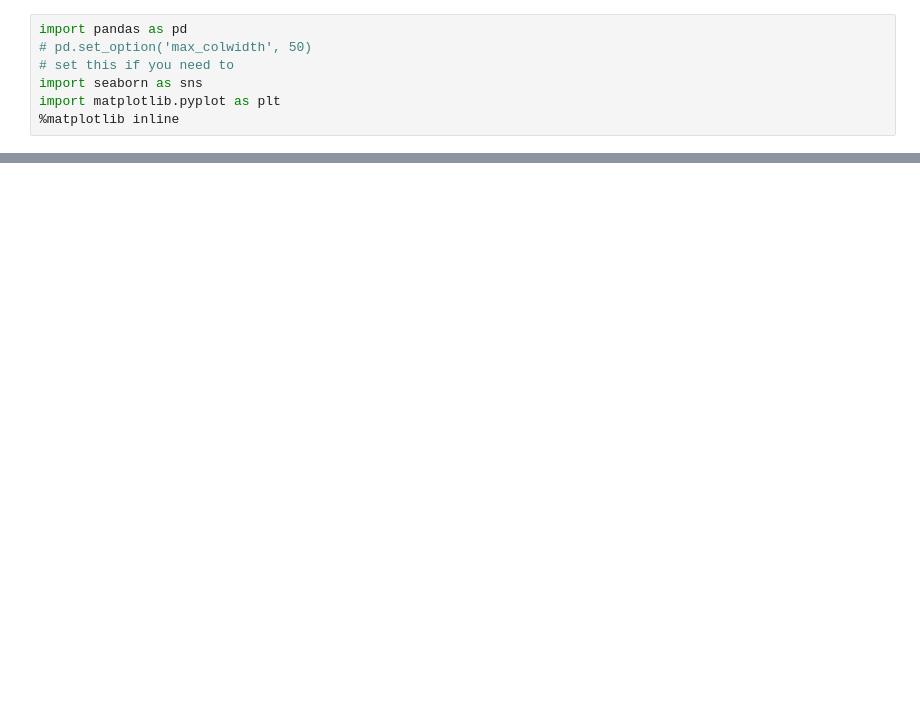
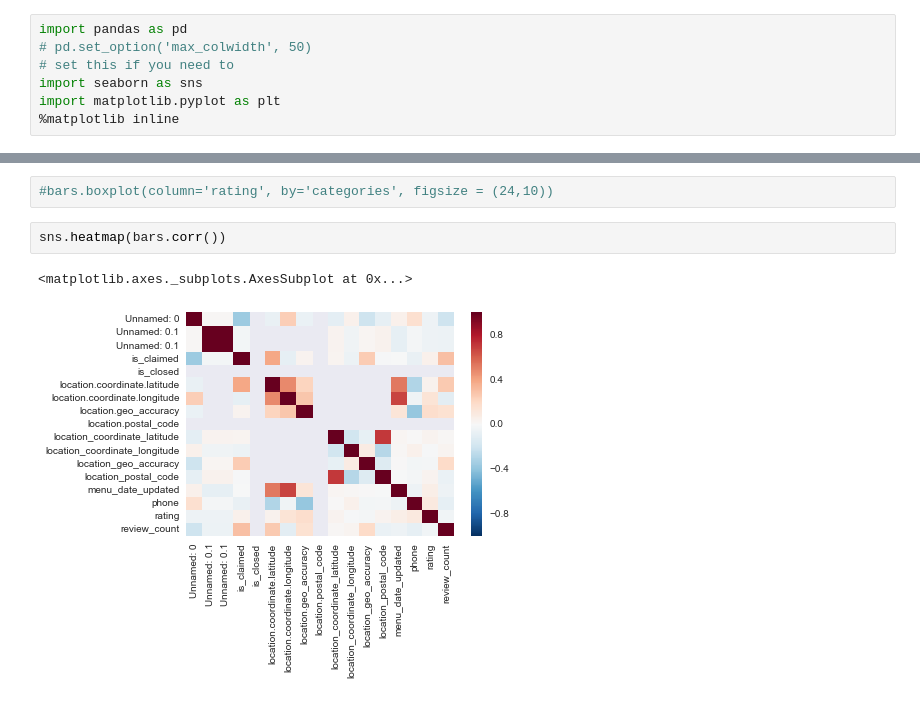
Before and after one commit to deepagoyal/sfdat28_work, a Jupyter notebook: notebooks/Project_ExploratoryAnalysis.ipynb, the cells around one changed output, grey strips where cells are left out. Cells and saved outputs as stored; diff of their text form; blank space fills up the shorter version.

```diff
--- a/notebooks/Project_ExploratoryAnalysis.ipynb
+++ b/notebooks/Project_ExploratoryAnalysis.ipynb
@@ -68,0 +124,7 @@ bars.drop_duplicates(['id', 'name', 'rating'])
+# %%
+#bars.boxplot(column='rating', by='categories', figsize = (24,10))
+# %%
+sns.heatmap(bars.corr())
+# %% [output]
+<matplotlib.axes._subplots.AxesSubplot at 0x...>
+[figure, added]
```
Also changed, not shown: parts of 16 cells of this notebook.
